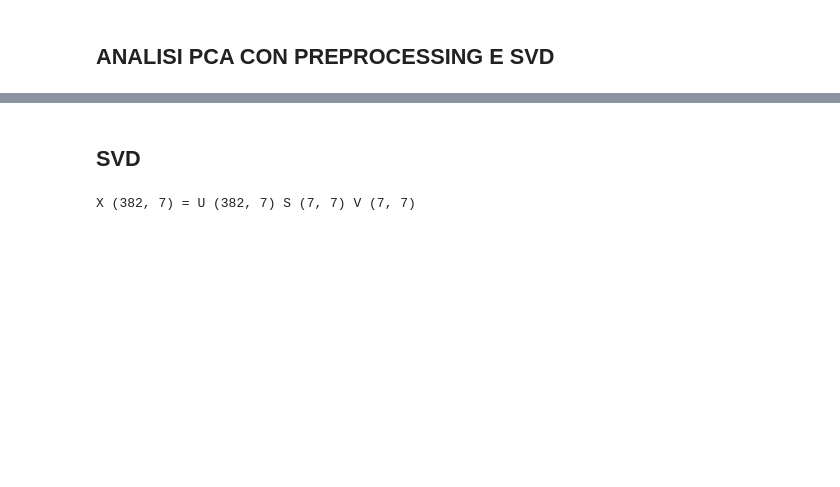
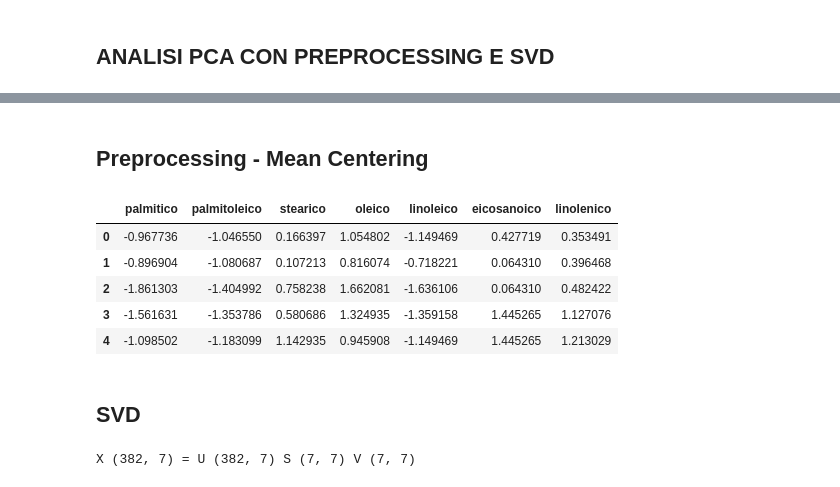
Before and after one commit to YuriGardinazzi/DataMiningNotes, a Jupyter notebook: PCA_analysis.ipynb, the cells around one changed output, grey strips where cells are left out. Drawn from its saved outputs; the diff is of its cells as text; code cells hidden in the pictures; blank space fills up the shorter version.

```diff
--- a/PCA_analysis.ipynb
+++ b/PCA_analysis.ipynb
@@ -26,3 +33,15 @@ print(f"{n}, {m}")
+# %% [markdown]
+## Preprocessing - Mean Centering
+# %%
+X_after = (X - X.mean())/X.std()
+X_after.head()
+# %% [output]
+|  | palmitico | palmitoleico | stearico | oleico | linoleico | eicosanoico | linolenico |
+| 0 | -0.967736 | -1.046550 | 0.166397 | 1.054802 | -1.149469 | 0.427719 | 0.353491 |
+| 1 | -0.896904 | -1.080687 | 0.107213 | 0.816074 | -0.718221 | 0.064310 | 0.396468 |
+| 2 | -1.861303 | -1.404992 | 0.758238 | 1.662081 | -1.636106 | 0.064310 | 0.482422 |
+| 3 | -1.561631 | -1.353786 | 0.580686 | 1.324935 | -1.359158 | 1.445265 | 1.127076 |
+| 4 | -1.098502 | -1.183099 | 1.142935 | 0.945908 | -1.149469 | 1.445265 | 1.213029 |
 # %% [markdown]
 ## SVD
 # %%
```
Also changed, not shown: parts of 9 cells of this notebook.
